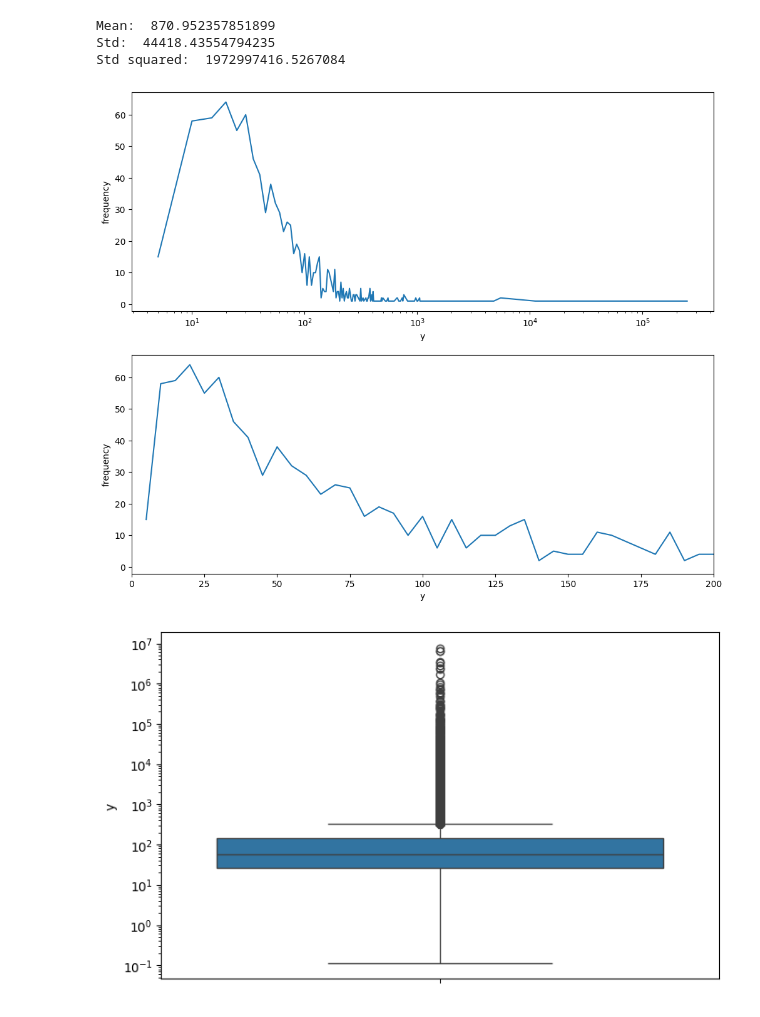
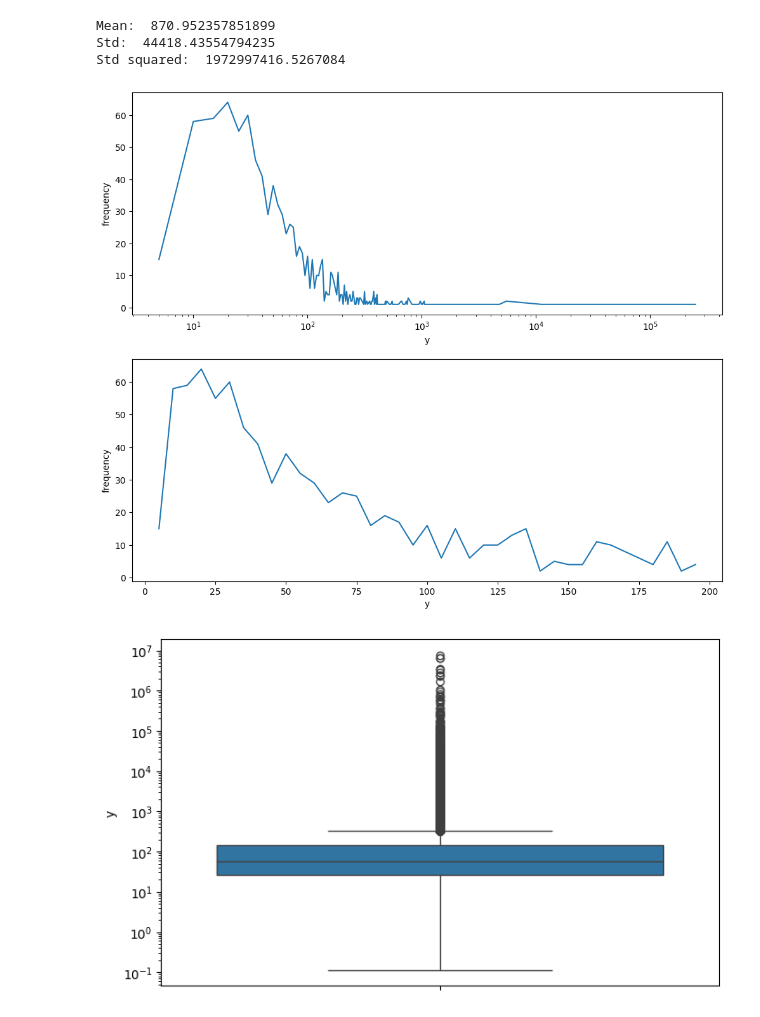
Before and after one commit to muraronicola/Approximating-volume-computations-via-GNNs, a Jupyter notebook: AnalyzeData.ipynb, the cells around one changed output. Saved outputs shown, nothing was run; the diff lists cells and outputs as text; code cells hidden in the pictures.

Commit message:
final plot

```diff
--- a/AnalyzeData.ipynb
+++ b/AnalyzeData.ipynb
@@ -58,24 +58,25 @@ Std squared:  1972997416.5267084
 # %%
 #Group y in values of 10
 y_cut = y[:1000]
 
 y_grouped = np.ceil(y_cut/5)*5
 #calculate the frequency of each group
 y_grouped, frequency = np.unique(y_grouped, return_counts=True)
 
 df_y_grouped = pd.DataFrame([y_grouped, frequency], index=["y", "frequency"]).T
 df_y_grouped.to_csv("data/" + folder_name + "/y_grouped.csv")
 
 figure2, ax2 = plt.subplots(2, 1, figsize=(12, 10))
 sns.lineplot(data=df_y_grouped, x="y", y="frequency", ax=ax2[0])
-sns.lineplot(data=df_y_grouped, x="y", y="frequency", ax=ax2[1])
+sns.lineplot(data=df_y_grouped[df_y_grouped["y"]< 200], x="y", y="frequency", ax=ax2[1])
 ax2[0].set_xscale('log')
-ax2[1].set_xbound(0, 200)
+#ax2[1].set_xscale('log')
+#ax2[1].set_xbound(0, 200)
 #ax2[1].set_ybound(0, 200)
 
 plt.show()
 # %% [output]
-[figure, old version]
+[figure, new version]
 # %%
 #Group y in values of 10
 y_cut = y #[:1000]
```
